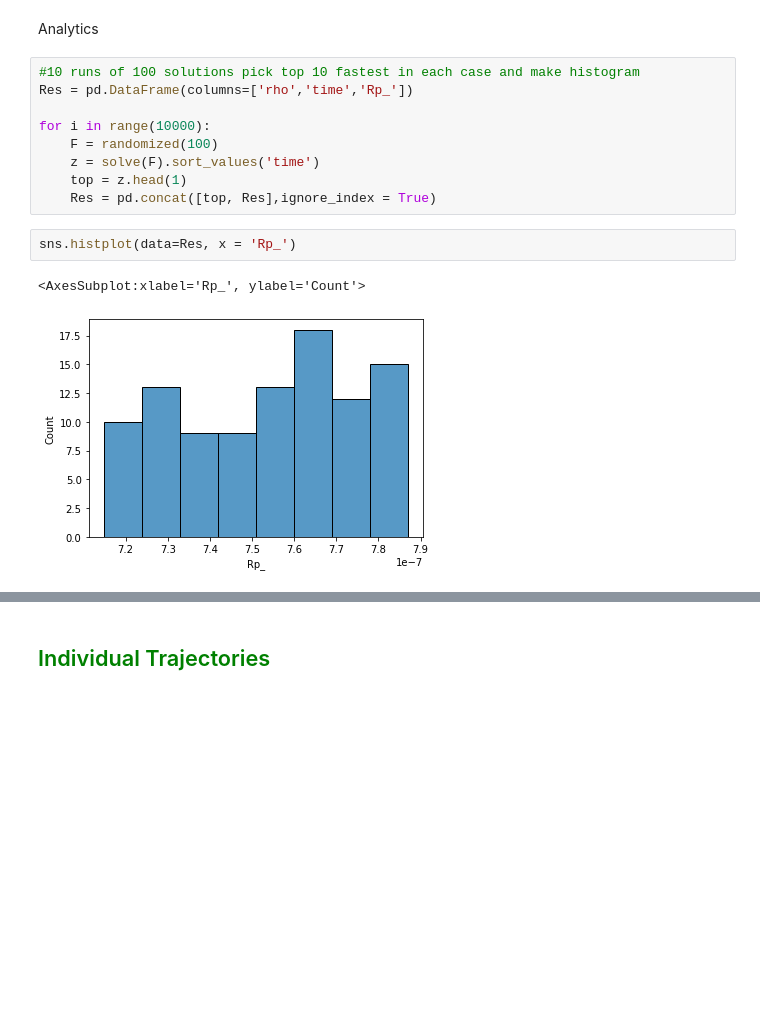
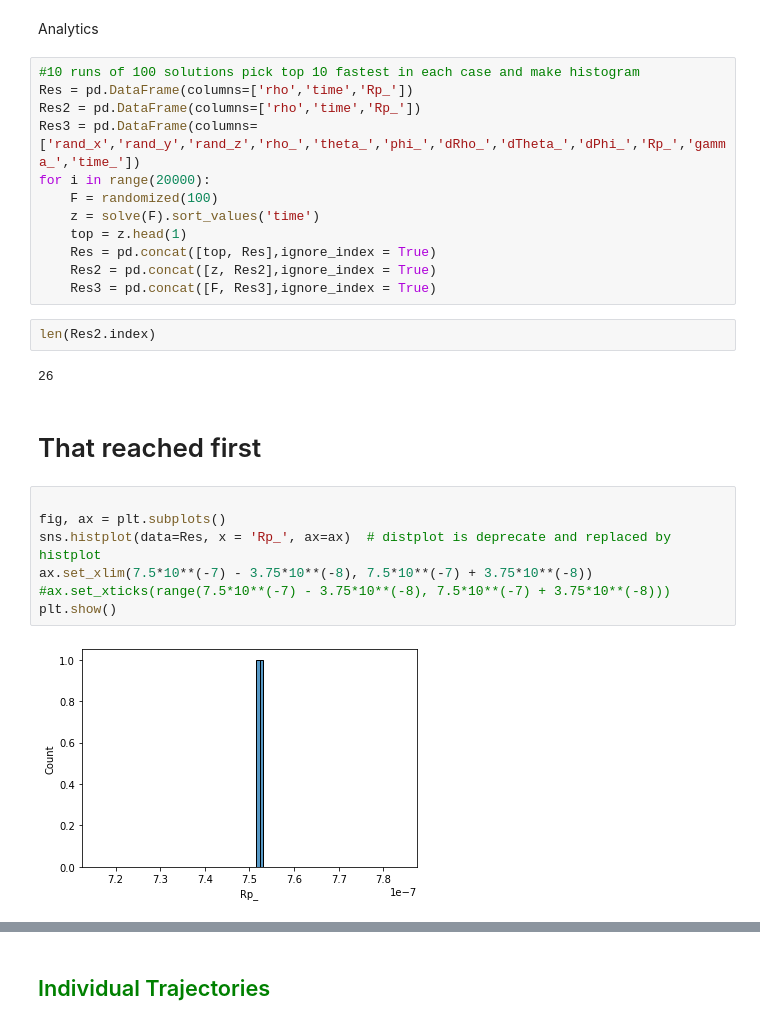
Before and after one commit to Hi-Tree/WGM_Forces, a Jupyter notebook: ode.ipynb, the cells around one changed output, grey strips where cells are left out. Saved outputs shown, nothing was run; the diff lists cells and outputs as text; blank space fills up the shorter version.

```diff
--- a/ode.ipynb
+++ b/ode.ipynb
@@ -178,14 +178,27 @@ plt.show() #
 # %%
 #10 runs of 100 solutions pick top 10 fastest in each case and make histogram
 Res = pd.DataFrame(columns=['rho','time','Rp_'])
-
-for i in range(10000):
+Res2 = pd.DataFrame(columns=['rho','time','Rp_'])
+Res3 = pd.DataFrame(columns=['rand_x','rand_y','rand_z','rho_','theta_','phi_','dRho_','dTheta_','dPhi_','Rp_','gamma_','time_'])
+for i in range(20000):
     F = randomized(100)
     z = solve(F).sort_values('time')
     top = z.head(1)
     Res = pd.concat([top, Res],ignore_index = True)
+    Res2 = pd.concat([z, Res2],ignore_index = True)
+    Res3 = pd.concat([F, Res3],ignore_index = True)
-# %%
-sns.histplot(data=Res, x = 'Rp_')
-# %% [output]
-<AxesSubplot:xlabel='Rp_', ylabel='Count'>
-[figure, removed]
+# %%
+len(Res2.index)
+# %% [output]
+26
+# %% [markdown]
+<h1>That reached first</h1>
+# %%
+
+fig, ax = plt.subplots()
+sns.histplot(data=Res, x = 'Rp_', ax=ax)  # distplot is deprecate and replaced by histplot
+ax.set_xlim(7.5*10**(-7) - 3.75*10**(-8), 7.5*10**(-7) + 3.75*10**(-8))
+#ax.set_xticks(range(7.5*10**(-7) - 3.75*10**(-8), 7.5*10**(-7) + 3.75*10**(-8)))
+plt.show()
+# %% [output]
+[figure, added]
```
Also changed, not shown: parts of 4 cells of this notebook.
